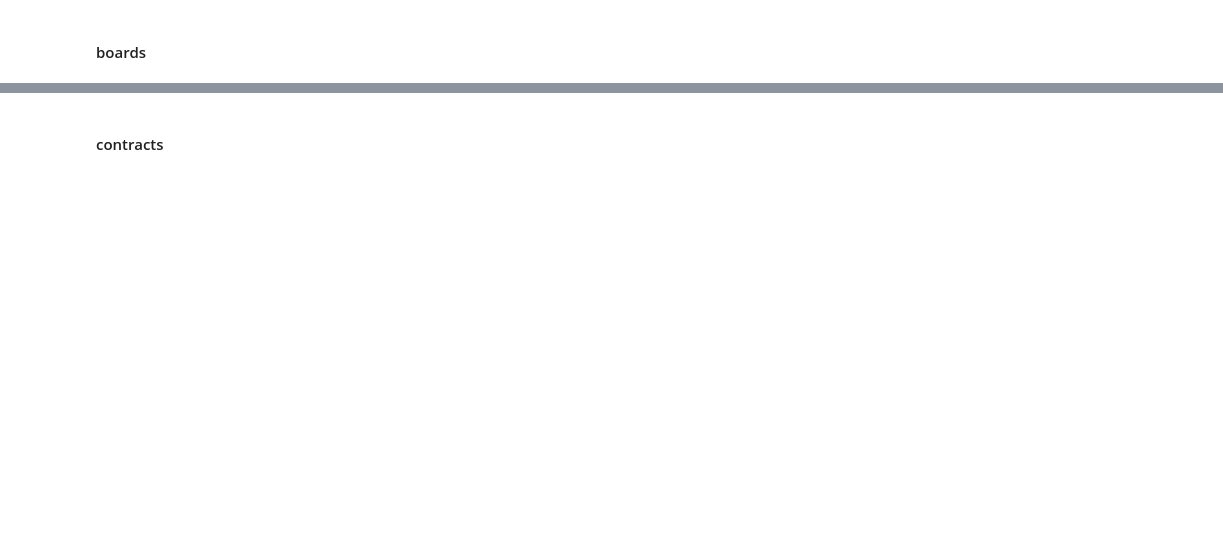
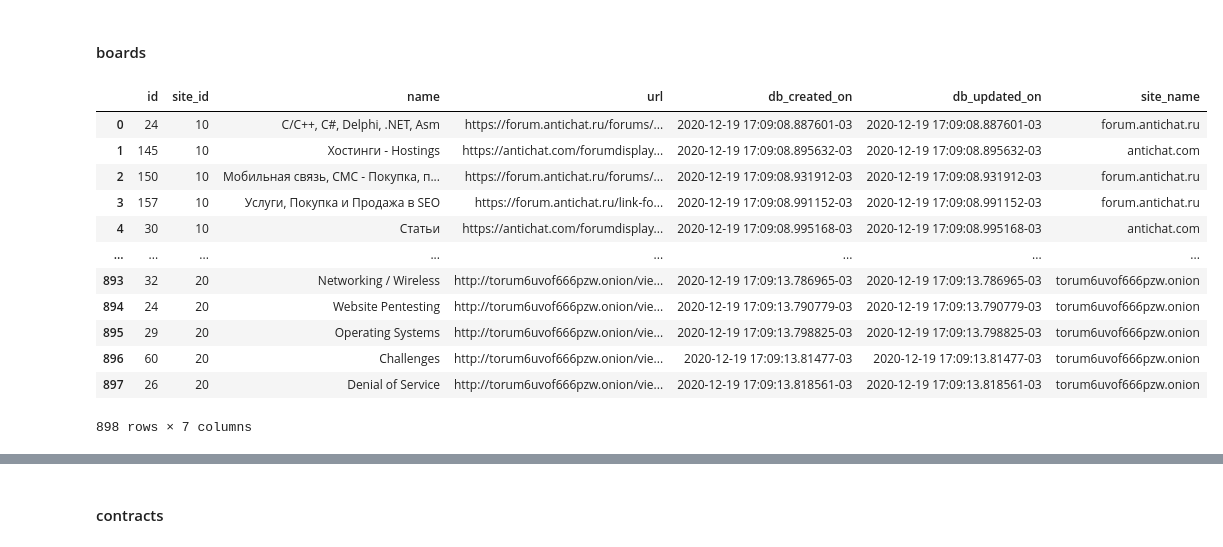
Before and after one commit to fmorenovr/crimepy, a Jupyter notebook: notebooks/3_DB_Exploration.ipynb, the cells around one changed output, grey strips where cells are left out. Drawn from its saved outputs; the diff is of its cells as text; code cells hidden in the pictures; blank space fills up the shorter version.

```diff
--- a/notebooks/3_DB_Exploration.ipynb
+++ b/notebooks/3_DB_Exploration.ipynb
@@ -26,5 +86,20 @@ members_df
 #### boards
 # %%
 boards_df = pd.read_csv(f"{CSV_PATH}boards.csv", sep=",", low_memory=False)
+boards_df["site_name"] = boards_df["url"].apply(lambda x: (x.replace("https://", "")).split("/")[0] if "https" in x else (x.replace("http://", "")).split("/")[0] )
 boards_df.drop_duplicates(inplace=True)
 boards_df
+# %% [output]
+|  | id | site_id | name | url | db_created_on | db_updated_on | site_name |
+| 0 | 24 | 10 | С/С++, C#, Delphi, .NET, Asm | https://forum.antichat.ru/forums/... | 2020-12-19 17:09:08.887601-03 | 2020-12-19 17:09:08.887601-03 | forum.antichat.ru |
+| 1 | 145 | 10 | Хостинги - Hostings | https://antichat.com/forumdisplay... | 2020-12-19 17:09:08.895632-03 | 2020-12-19 17:09:08.895632-03 | antichat.com |
+| 2 | 150 | 10 | Мобильная связь, СМС - Покупка, п... | https://forum.antichat.ru/forums/... | 2020-12-19 17:09:08.931912-03 | 2020-12-19 17:09:08.931912-03 | forum.antichat.ru |
+| 3 | 157 | 10 | Услуги, Покупка и Продажа в SEO | https://forum.antichat.ru/link-fo... | 2020-12-19 17:09:08.991152-03 | 2020-12-19 17:09:08.991152-03 | forum.antichat.ru |
+| 4 | 30 | 10 | Статьи | https://antichat.com/forumdisplay... | 2020-12-19 17:09:08.995168-03 | 2020-12-19 17:09:08.995168-03 | antichat.com |
+| ... | ... | ... | ... | ... | ... | ... | ... |
+| 893 | 32 | 20 | Networking / Wireless | http://torum6uvof666pzw.onion/vie... | 2020-12-19 17:09:13.786965-03 | 2020-12-19 17:09:13.786965-03 | torum6uvof666pzw.onion |
+| 894 | 24 | 20 | Website Pentesting | http://torum6uvof666pzw.onion/vie... | 2020-12-19 17:09:13.790779-03 | 2020-12-19 17:09:13.790779-03 | torum6uvof666pzw.onion |
+| 895 | 29 | 20 | Operating Systems | http://torum6uvof666pzw.onion/vie... | 2020-12-19 17:09:13.798825-03 | 2020-12-19 17:09:13.798825-03 | torum6uvof666pzw.onion |
+| 896 | 60 | 20 | Challenges | http://torum6uvof666pzw.onion/vie... | 2020-12-19 17:09:13.81477-03 | 2020-12-19 17:09:13.81477-03 | torum6uvof666pzw.onion |
+| 897 | 26 | 20 | Denial of Service | http://torum6uvof666pzw.onion/vie... | 2020-12-19 17:09:13.818561-03 | 2020-12-19 17:09:13.818561-03 | torum6uvof666pzw.onion |
+898 rows × 7 columns
```
Also changed, not shown: parts of 15 cells of this notebook.
